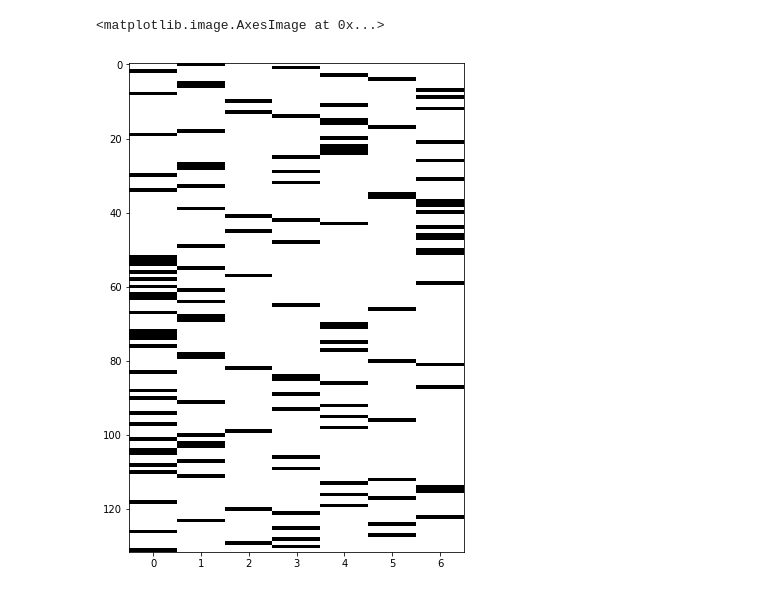
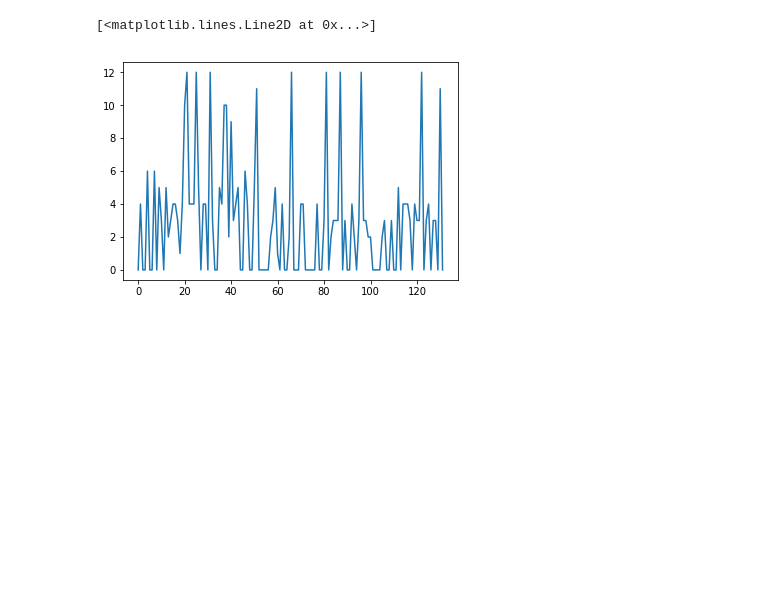
Before and after one commit to jkyl/numerai, a Jupyter notebook: genetic.ipynb, the cells around one changed output. Saved outputs shown, nothing was run; the diff lists cells and outputs as text; code cells hidden in the pictures; blank space fills up the shorter version.

```diff
--- a/genetic.ipynb
+++ b/genetic.ipynb
@@ -148,6 +133,5 @@ imshow(eye(7)[(population[argmin(losses)])], cmap='gray_r')
-# %%
-figure(figsize=(6, 9))
-imshow(eye(7)[(population[argmin(losses)])], cmap='gray_r')
-# %% [output]
-<matplotlib.image.AxesImage at 0x...>
-[figure, removed]
+# %%
+plot(winner)
+# %% [output]
+[<matplotlib.lines.Line2D at 0x...>]
+[figure, added]
```
Also changed, not shown: parts of 10 cells of this notebook.
